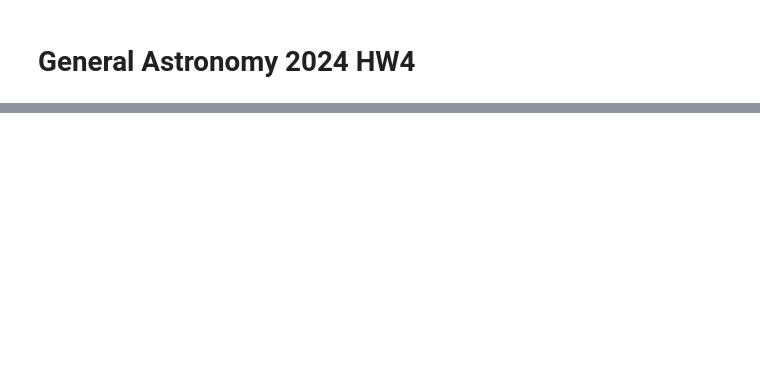
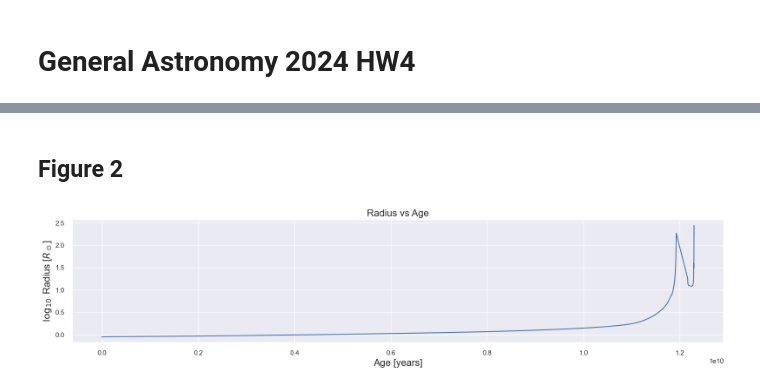
Before and after one commit to GWFrank/GA-2024, a Jupyter notebook: hw4/p1.ipynb, the cells around one changed output, grey strips where cells are left out. Saved outputs shown, nothing was run; the diff lists cells and outputs as text; code cells hidden in the pictures; blank space fills up the shorter version.

```diff
--- a/hw4/p1.ipynb
+++ b/hw4/p1.ipynb
@@ -77,0 +107,15 @@ plt.show()
+# %% [markdown]
+## Figure 2
+# %%
+log_radius = p1_1_df["Radius"] # Log10 R
+
+plt.figure(figsize=(16, 4), dpi=100)
+plt.plot(age_years, log_radius)
+plt.xlabel("Age [years]", fontsize=16)
+plt.ylabel("$\log_{10}$ Radius [${R_\odot}$]", fontsize=16)
+plt.title("Radius vs Age", fontsize=16)
+plt.tight_layout()
+plt.savefig("p1-1_radius_vs_age.png", dpi=300)
+plt.show()
+# %% [output]
+[figure, added]
```
Also changed, not shown: parts of 30 cells of this notebook, 13 other files.
